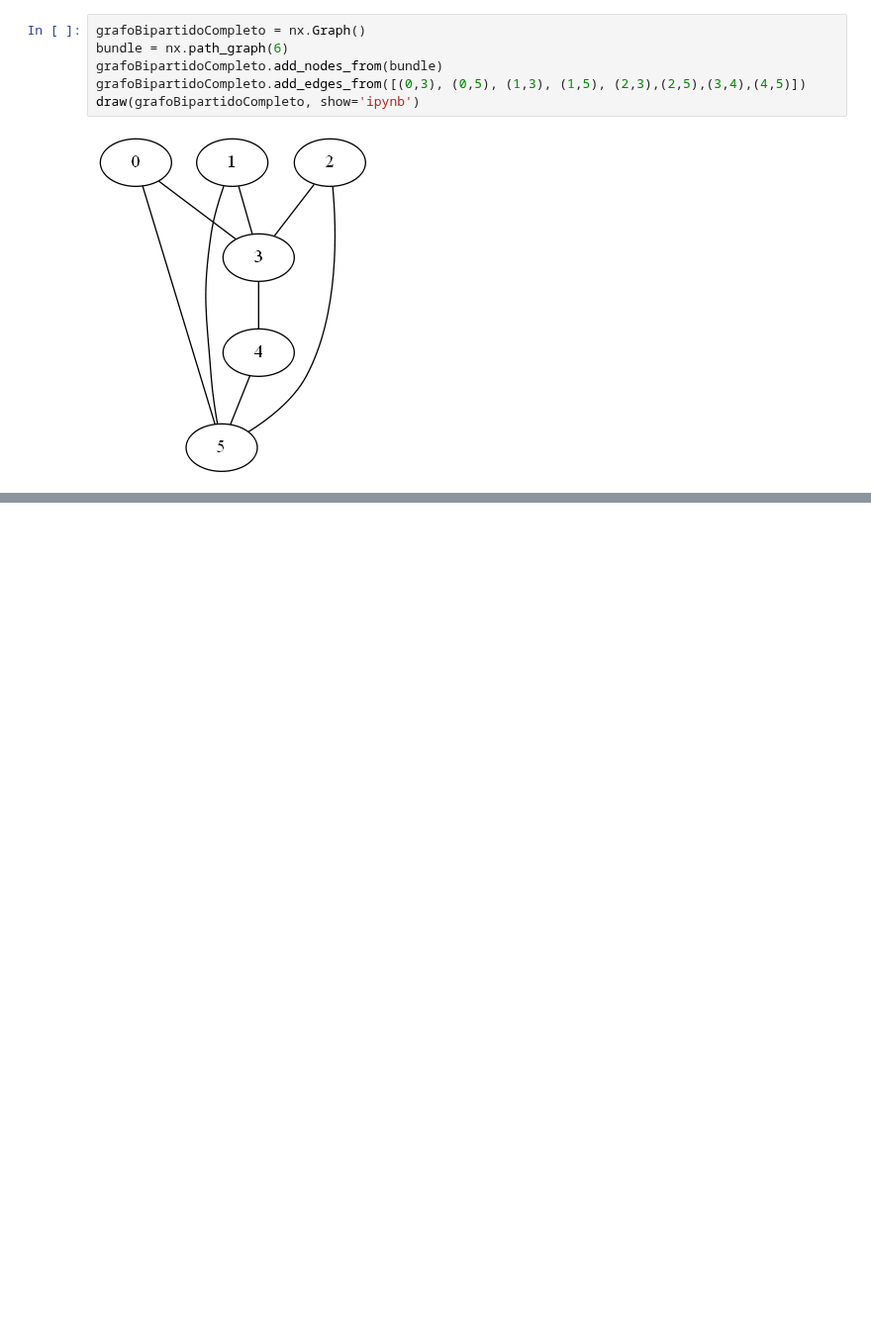
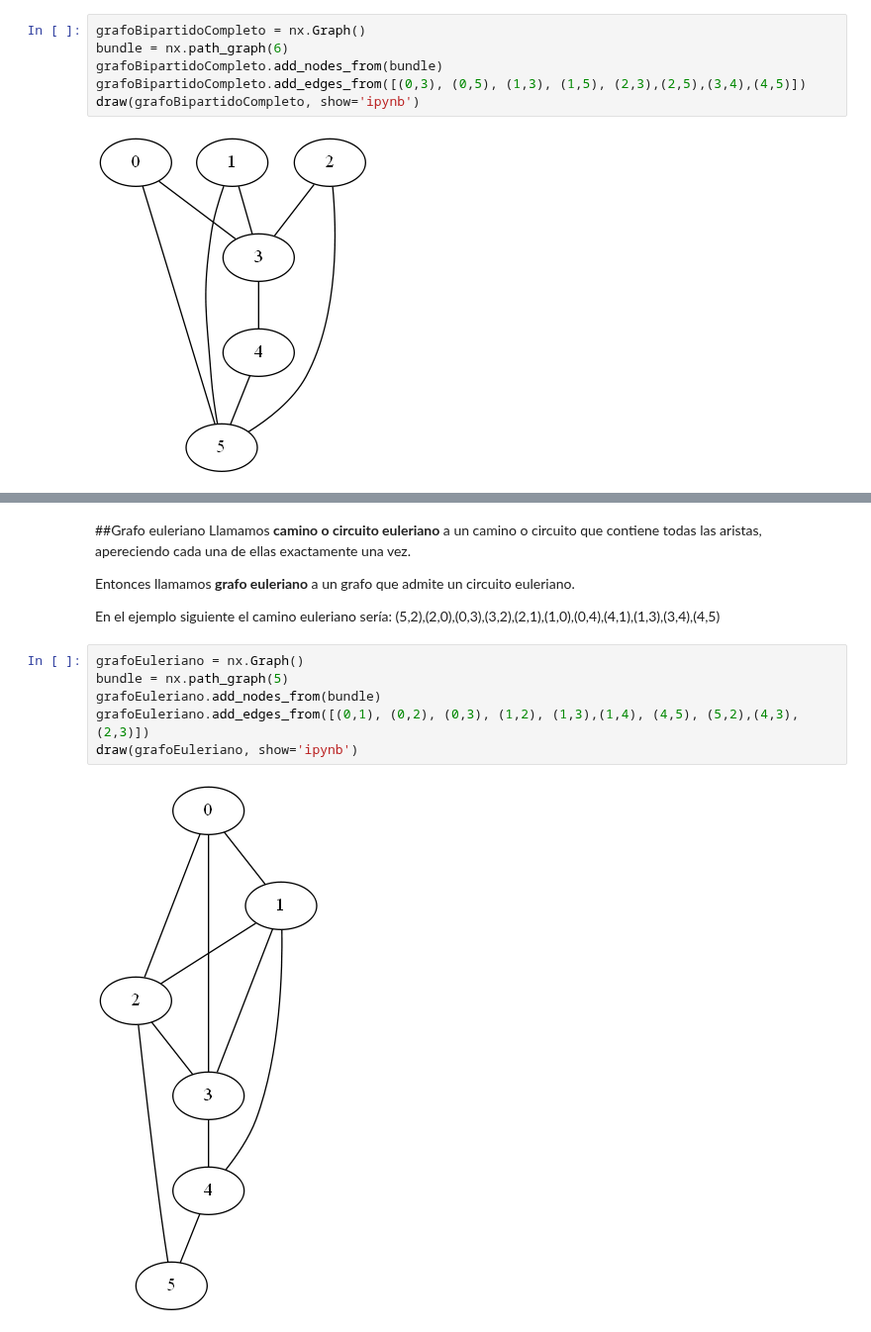
Before and after one commit to adrinfer/Grafos-Jupyter-Notebook, a Jupyter notebook: Teoría de grafos - Adrián Fernández Cano.ipynb, the cells around one changed output, grey strips where cells are left out. Shown at 99% size. Saved outputs shown, nothing was run; the diff lists cells and outputs as text; blank space fills up the shorter version.

```diff
--- a/Teoría de grafos - Adrián Fernández Cano.ipynb
+++ b/Teoría de grafos - Adrián Fernández Cano.ipynb
@@ -320,2 +330,19 @@ draw(grafoBipartido, show='ipynb')
 # %% [output]
 [figure]
+# %% [markdown]
+##Grafo euleriano
+Llamamos <b>camino o circuito euleriano</b> a un camino o circuito que contiene todas las aristas, apereciendo cada una
+de ellas exactamente una vez.
+
+Entonces llamamos <b>grafo euleriano</b> a un grafo que admite un circuito euleriano.
+
+En el ejemplo siguiente el camino euleriano sería:
+    (5,2),(2,0),(0,3),(3,2),(2,1),(1,0),(0,4),(4,1),(1,3),(3,4),(4,5)
+# %%
+grafoEuleriano = nx.Graph()
+bundle = nx.path_graph(5)
+grafoEuleriano.add_nodes_from(bundle)
+grafoEuleriano.add_edges_from([(0,1), (0,2), (0,3), (1,2), (1,3),(1,4), (4,5), (5,2),(4,3),(2,3)])
+draw(grafoEuleriano, show='ipynb')
+# %% [output]
+[figure, added]
```
Also changed, not shown: parts of 10 cells of this notebook.
